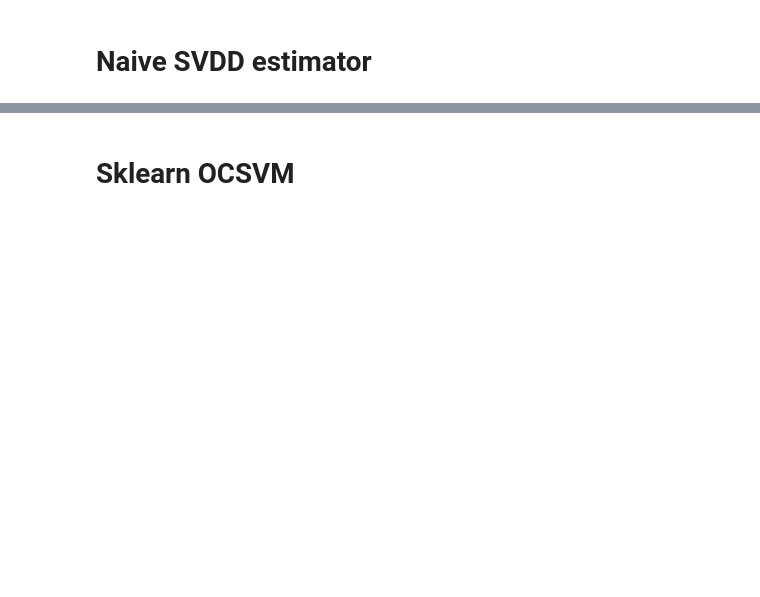
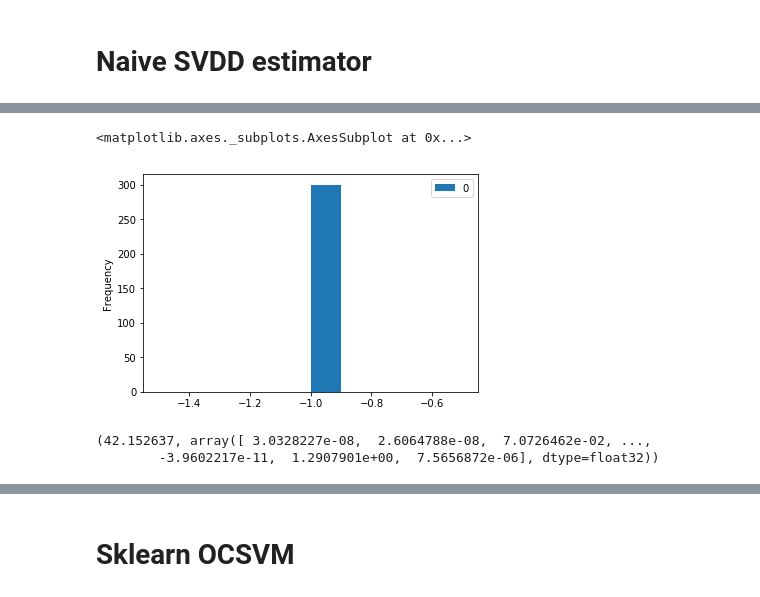
Before and after one commit to DEKHTIARJonathan/DeepOneClass, a Jupyter notebook: source_files/main.ipynb, the cells around one changed output, grey strips where cells are left out. Cells and saved outputs as stored; diff of their text form; code cells hidden in the pictures; blank space fills up the shorter version.

```diff
--- a/source_files/main.ipynb
+++ b/source_files/main.ipynb
@@ -73,6 +80,5 @@ y_true.shape
 # %%
 from estimator_svdd_naive import OCClassifier
 # %%
-n_inputs = 850
-train_steps = 10
-model_dir = "../tmp/estimator_svdd_naive"
+train_steps     = 500
+model_dir       = None#"../tmp/estimator_svdd_naive"
@@ -113,0 +85,9 @@ IndexError: tuple index out of range
+# %%
+classifier = OCClassifier(
+    c=5,
+    kernel="linear",
+    rffm_dims=10,
+    rffm_stddev=5,
+    learning_rate=0.05,
+    model_dir=model_dir,
+)
@@ -113,0 +98,5 @@ IndexError: tuple index out of range
+# %%
+classifier.train(
+    input_fn=lambda: train_cnn_input_fn(CLASS_NBR, CNN_OUTPUT_DIR).batch(BATCH_SIZE).repeat(),
+    steps=train_steps
+)
@@ -113,0 +138,11 @@ IndexError: tuple index out of range
+# %%
+df = pd.DataFrame(predicted_classes)
+df.plot.hist()
+# %% [output]
+<matplotlib.axes._subplots.AxesSubplot at 0x...>
+[figure, added]
+# %%
+classifier.get_variable_value('Radius'), classifier.get_variable_value('Center')
+# %% [output]
+(42.152637, array([ 3.0328227e-08,  2.6064788e-08,  7.0726462e-02, ...,
+        -3.9602217e-11,  1.2907901e+00,  7.5656872e-06], dtype=float32))
```
Also changed, not shown: parts of 24 cells of this notebook, 3 other files.
